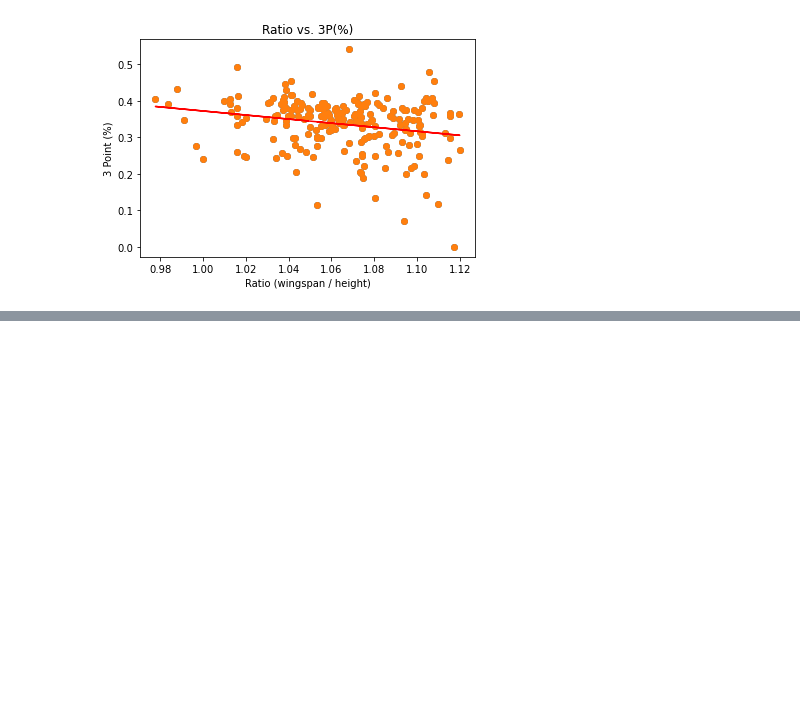
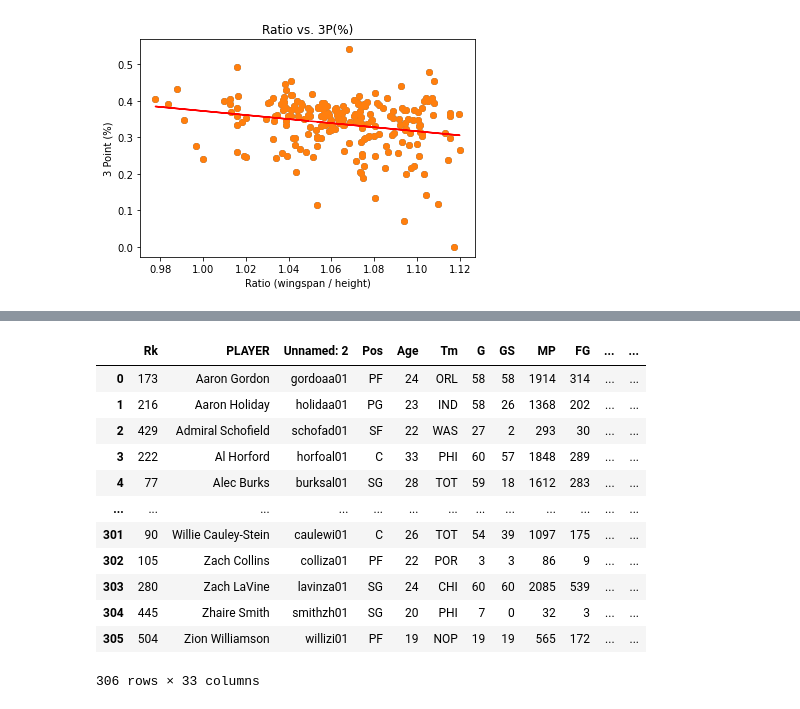
Before and after one commit to adithyav09/Group-APIs-Project, a Jupyter notebook: NBA_DATA.ipynb, the cells around one changed output, grey strips where cells are left out. Saved outputs shown, nothing was run; the diff lists cells and outputs as text; code cells hidden in the pictures; blank space fills up the shorter version.

Commit message:
adding new data set due to merging issues with combine data and tweaking ipynb file

```diff
--- a/NBA_DATA.ipynb
+++ b/NBA_DATA.ipynb
@@ -307,0 +316,16 @@ plt.show()
+# %%
+dropped_nba_data.merge(dropped_combine_data[['PLAYER','HEIGHT\xa0W/O\xa0SHOES']])
+# %% [output]
+|  | Rk | PLAYER | Unnamed: 2 | Pos | Age | Tm | G | GS | MP | FG | ... | ... |
+| 0 | 173 | Aaron Gordon | gordoaa01 | PF | 24 | ORL | 58 | 58 | 1914 | 314 | ... | ... |
+| 1 | 216 | Aaron Holiday | holidaa01 | PG | 23 | IND | 58 | 26 | 1368 | 202 | ... | ... |
+| 2 | 429 | Admiral Schofield | schofad01 | SF | 22 | WAS | 27 | 2 | 293 | 30 | ... | ... |
+| 3 | 222 | Al Horford | horfoal01 | C | 33 | PHI | 60 | 57 | 1848 | 289 | ... | ... |
+| 4 | 77 | Alec Burks | burksal01 | SG | 28 | TOT | 59 | 18 | 1612 | 283 | ... | ... |
+| ... | ... | ... | ... | ... | ... | ... | ... | ... | ... | ... | ... | ... |
+| 301 | 90 | Willie Cauley-Stein | caulewi01 | C | 26 | TOT | 54 | 39 | 1097 | 175 | ... | ... |
+| 302 | 105 | Zach Collins | colliza01 | PF | 22 | POR | 3 | 3 | 86 | 9 | ... | ... |
+| 303 | 280 | Zach LaVine | lavinza01 | SG | 24 | CHI | 60 | 60 | 2085 | 539 | ... | ... |
+| 304 | 445 | Zhaire Smith | smithzh01 | SG | 20 | PHI | 7 | 0 | 32 | 3 | ... | ... |
+| 305 | 504 | Zion Williamson | willizi01 | PF | 19 | NOP | 19 | 19 | 565 | 172 | ... | ... |
+306 rows × 33 columns
```
Also changed, not shown: parts of 15 cells of this notebook, 2 other files.
